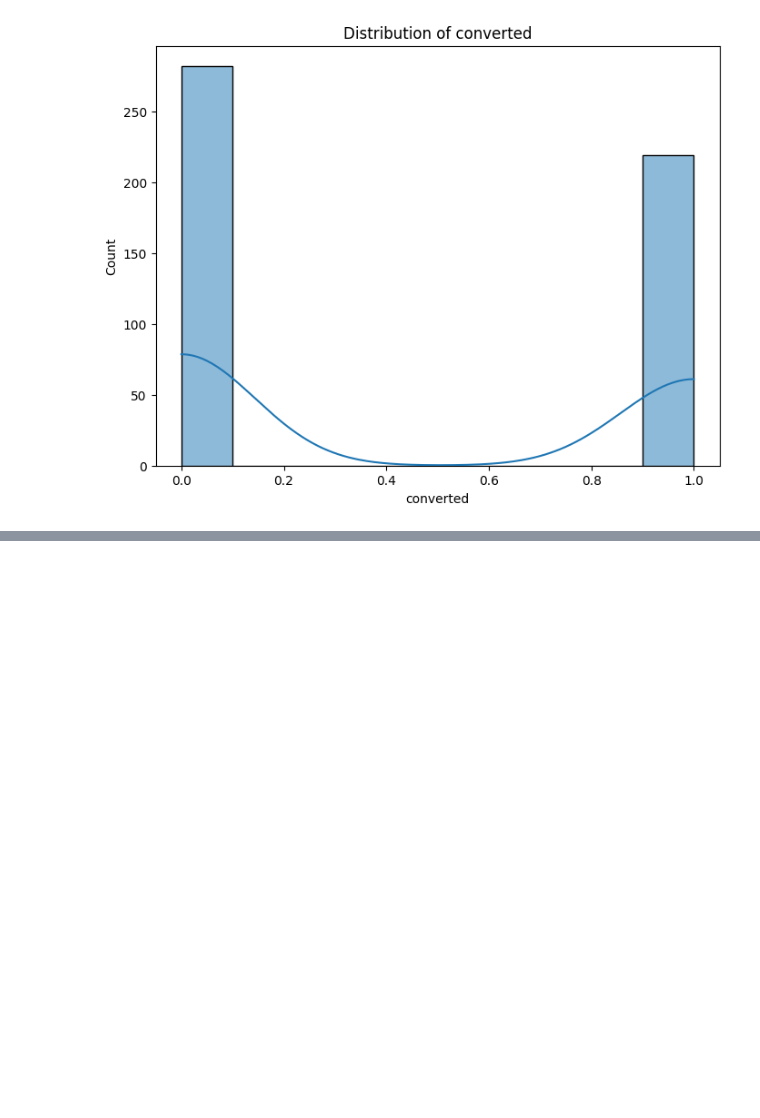
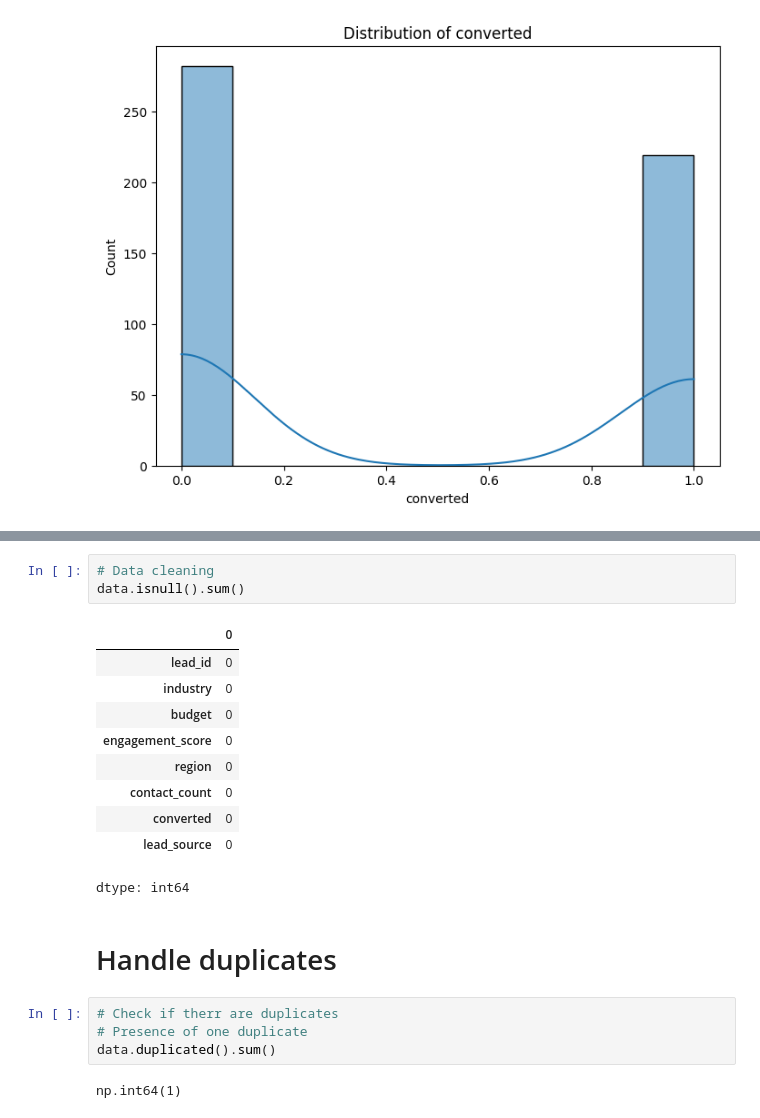
Before and after one commit to Mainabryan/sales-lead-conversion-prediction, a Jupyter notebook: Lead_scoring(Machine_learning).ipynb, the cells around one changed output, grey strips where cells are left out. Saved outputs shown, nothing was run; the diff lists cells and outputs as text; blank space fills up the shorter version.

```diff
--- a/Lead_scoring(Machine_learning).ipynb
+++ b/Lead_scoring(Machine_learning).ipynb
@@ -137,0 +174,22 @@ for col in numeric_cols:
+# %%
+# Data cleaning
+data.isnull().sum()
+# %% [output]
+|  | 0 |
+| lead_id | 0 |
+| industry | 0 |
+| budget | 0 |
+| engagement_score | 0 |
+| region | 0 |
+| contact_count | 0 |
+| converted | 0 |
+| lead_source | 0 |
+dtype: int64
+# %% [markdown]
+# Handle duplicates
+# %%
+# Check if therr are duplicates
+# Presence of one duplicate
+data.duplicated().sum()
+# %% [output]
+np.int64(1)
```
Also changed, not shown: parts of 13 cells of this notebook.
